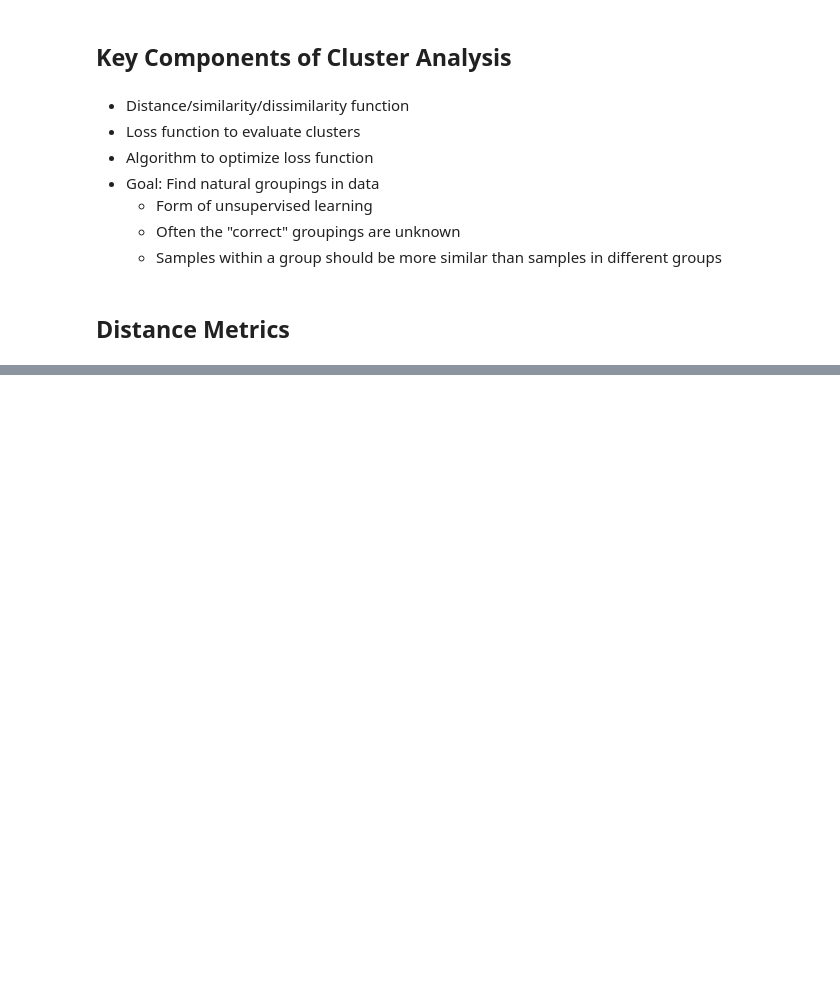
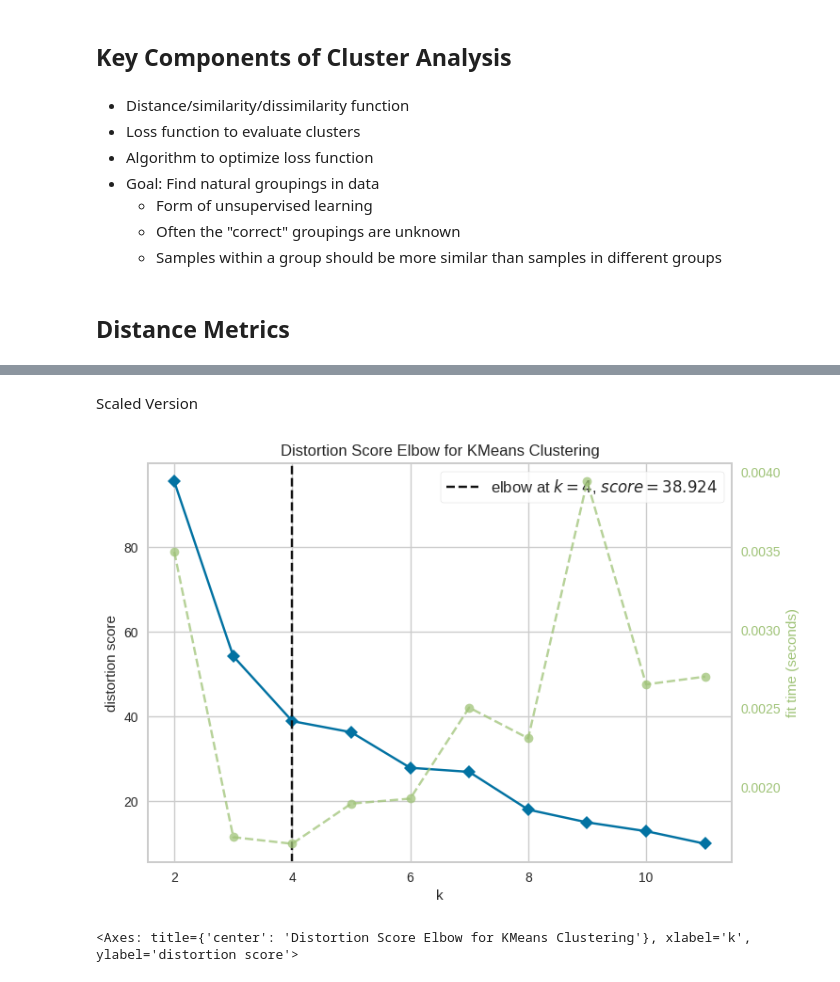
Before and after one commit to JacobItopa/cluster_analysis, a Jupyter notebook: clusterring_practice.ipynb, the cells around one changed output, grey strips where cells are left out. Drawn from its saved outputs; the diff is of its cells as text; code cells hidden in the pictures; blank space fills up the shorter version.

```diff
--- a/clusterring_practice.ipynb
+++ b/clusterring_practice.ipynb
@@ -20,0 +137,16 @@ Distance metrics (Hamming, Euclidean, Cosine, Mahalanobis)
+# %% [markdown]
+Scaled Version
+# %%
+from yellowbrick.cluster import KElbowVisualizer
+
+# Instantiate the clustering model and visualizer
+model = KMeans()
+scaler = StandardScaler()
+scaler.fit(numerical_df)
+visualizer = KElbowVisualizer(model, k=(2,12))
+# Fit the SCALED data to the visualizer
+visualizer.fit(scaler.transform(numerical_df))
+visualizer.poof()    # Draw/show/poof the data
+# %% [output]
+[figure, added]
+<Axes: title={'center': 'Distortion Score Elbow for KMeans Clustering'}, xlabel='k', ylabel='distortion score'>
```
Also changed, not shown: parts of 54 cells of this notebook.
